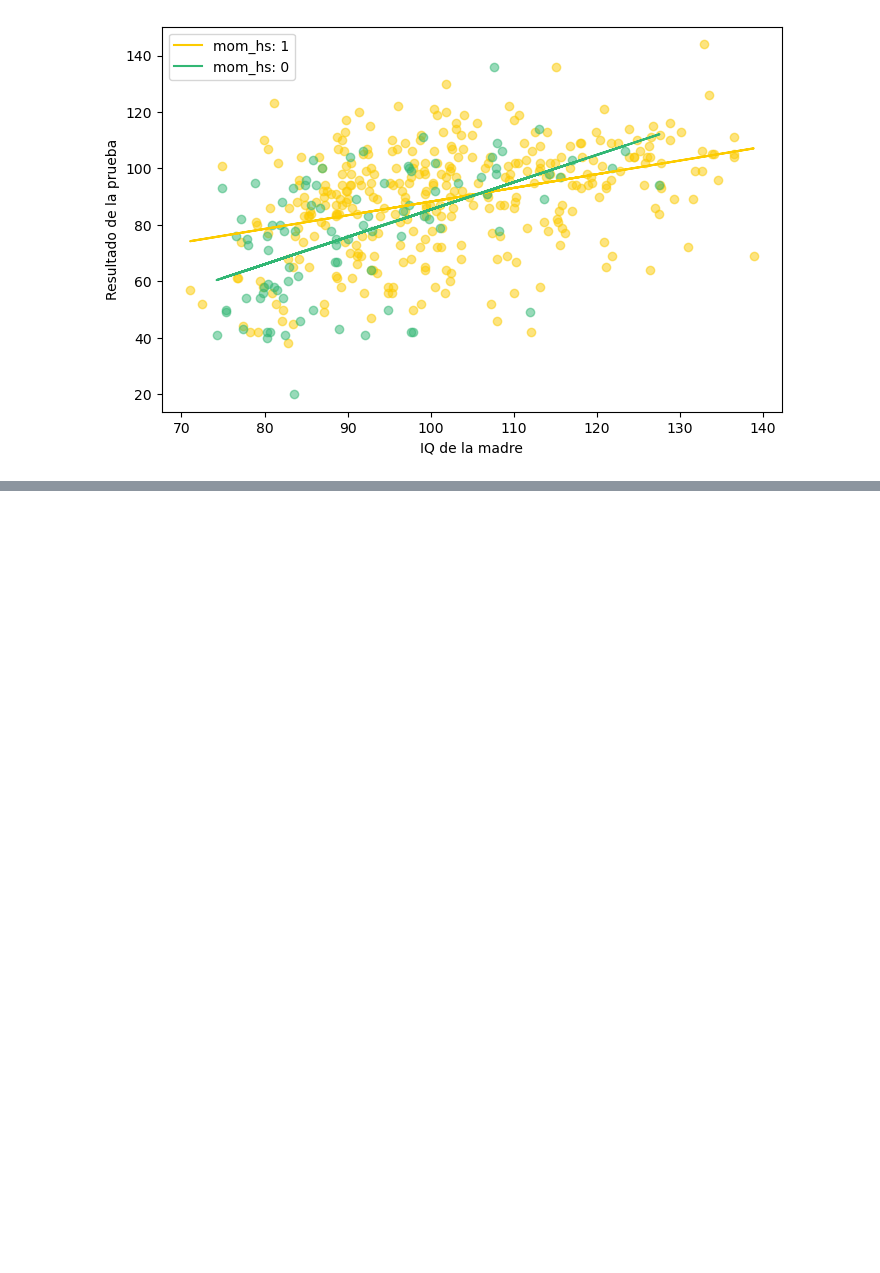
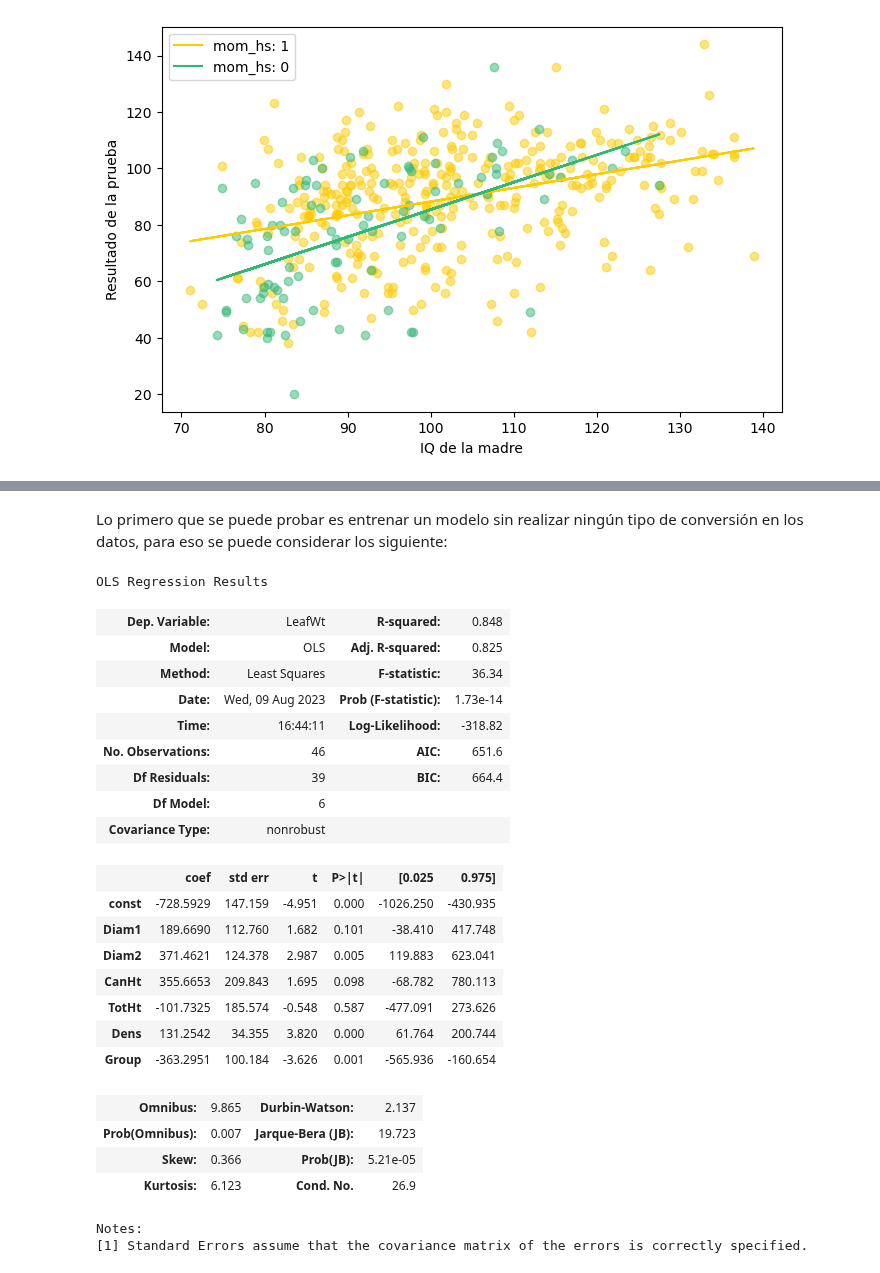
Before and after one commit to CAMM961001/bayesian_analysis, a Jupyter notebook: notebooks/03_regresion_lineal.ipynb, the cells around one changed output, grey strips where cells are left out. Drawn from its saved outputs; the diff is of its cells as text; code cells hidden in the pictures; blank space fills up the shorter version.

```diff
--- a/notebooks/03_regresion_lineal.ipynb
+++ b/notebooks/03_regresion_lineal.ipynb
@@ -315,0 +323,3 @@ Observamos que claramente existe una diferencia en la pendiente del modelo cuand
+# %%
+mesquite = pd.read_csv(os.path.join(DATA, 'mesquite.csv'))
+mesquite.head()
@@ -315,0 +333,44 @@ Observamos que claramente existe una diferencia en la pendiente del modelo cuand
+# %% [markdown]
+Lo primero que se puede probar es entrenar un modelo sin realizar ningún tipo de conversión en los datos, para eso se puede considerar los siguiente:
+# %%
+# Definición de datos para el modelo
+x_train = (
+    mesquite[['Diam1', 'Diam2', 'CanHt', 'TotHt', 'Dens', 'Group']]
+    .assign(
+        Group = lambda df: pd.Categorical(df.Group, categories=['MCD','ALS']).codes)
+)
+x_train = sm.add_constant(data=x_train)
+
+y_train = mesquite.LeafWt
+
+# Iniciar instancia de modelo
+lin_reg = sm.OLS(y_train, x_train)
+
+# Entrenamiento y resumen
+results = lin_reg.fit()
+results.summary()
+# %% [output]
+OLS Regression Results
+| Dep. Variable: | LeafWt | R-squared: | 0.848 |
+| Model: | OLS | Adj. R-squared: | 0.825 |
+| Method: | Least Squares | F-statistic: | 36.34 |
+| Date: | Wed, 09 Aug 2023 | Prob (F-statistic): | 1.73e-14 |
+| Time: | 16:44:11 | Log-Likelihood: | -318.82 |
+| No. Observations: | 46 | AIC: | 651.6 |
+| Df Residuals: | 39 | BIC: | 664.4 |
+| Df Model: | 6 |  |  |
+| Covariance Type: | nonrobust |  |  |
+|  | coef | std err | t | P>|t| | [0.025 | 0.975] |
+| const | -728.5929 | 147.159 | -4.951 | 0.000 | -1026.250 | -430.935 |
+| Diam1 | 189.6690 | 112.760 | 1.682 | 0.101 | -38.410 | 417.748 |
+| Diam2 | 371.4621 | 124.378 | 2.987 | 0.005 | 119.883 | 623.041 |
+| CanHt | 355.6653 | 209.843 | 1.695 | 0.098 | -68.782 | 780.113 |
+| TotHt | -101.7325 | 185.574 | -0.548 | 0.587 | -477.091 | 273.626 |
+| Dens | 131.2542 | 34.355 | 3.820 | 0.000 | 61.764 | 200.744 |
+| Group | -363.2951 | 100.184 | -3.626 | 0.001 | -565.936 | -160.654 |
+| Omnibus: | 9.865 | Durbin-Watson: | 2.137 |
+| Prob(Omnibus): | 0.007 | Jarque-Bera (JB): | 19.723 |
+| Skew: | 0.366 | Prob(JB): | 5.21e-05 |
+| Kurtosis: | 6.123 | Cond. No. | 26.9 |
+Notes:
+[1] Standard Errors assume that the covariance matrix of the errors is correctly specified.
```
Also changed, not shown: parts of 8 cells of this notebook.
